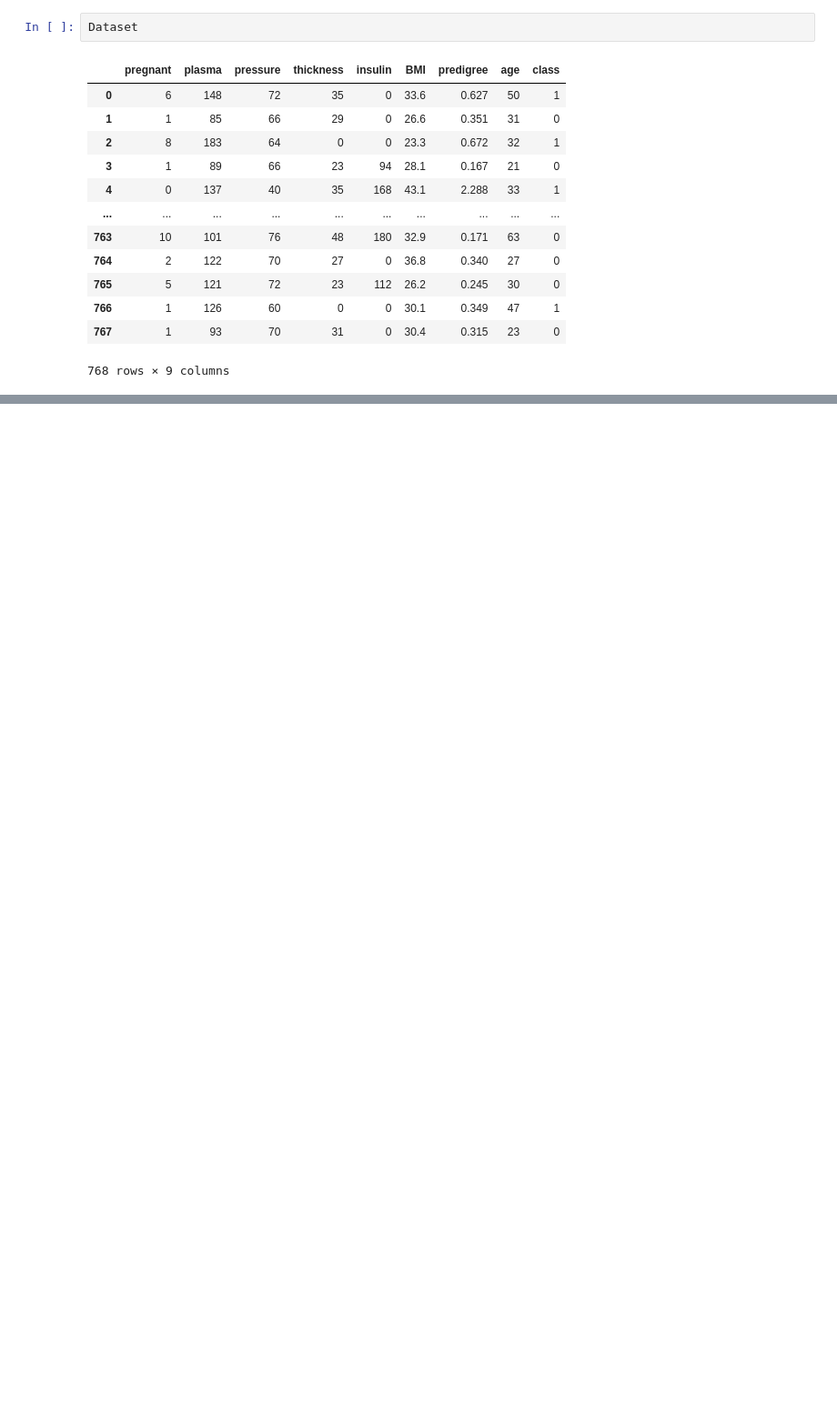
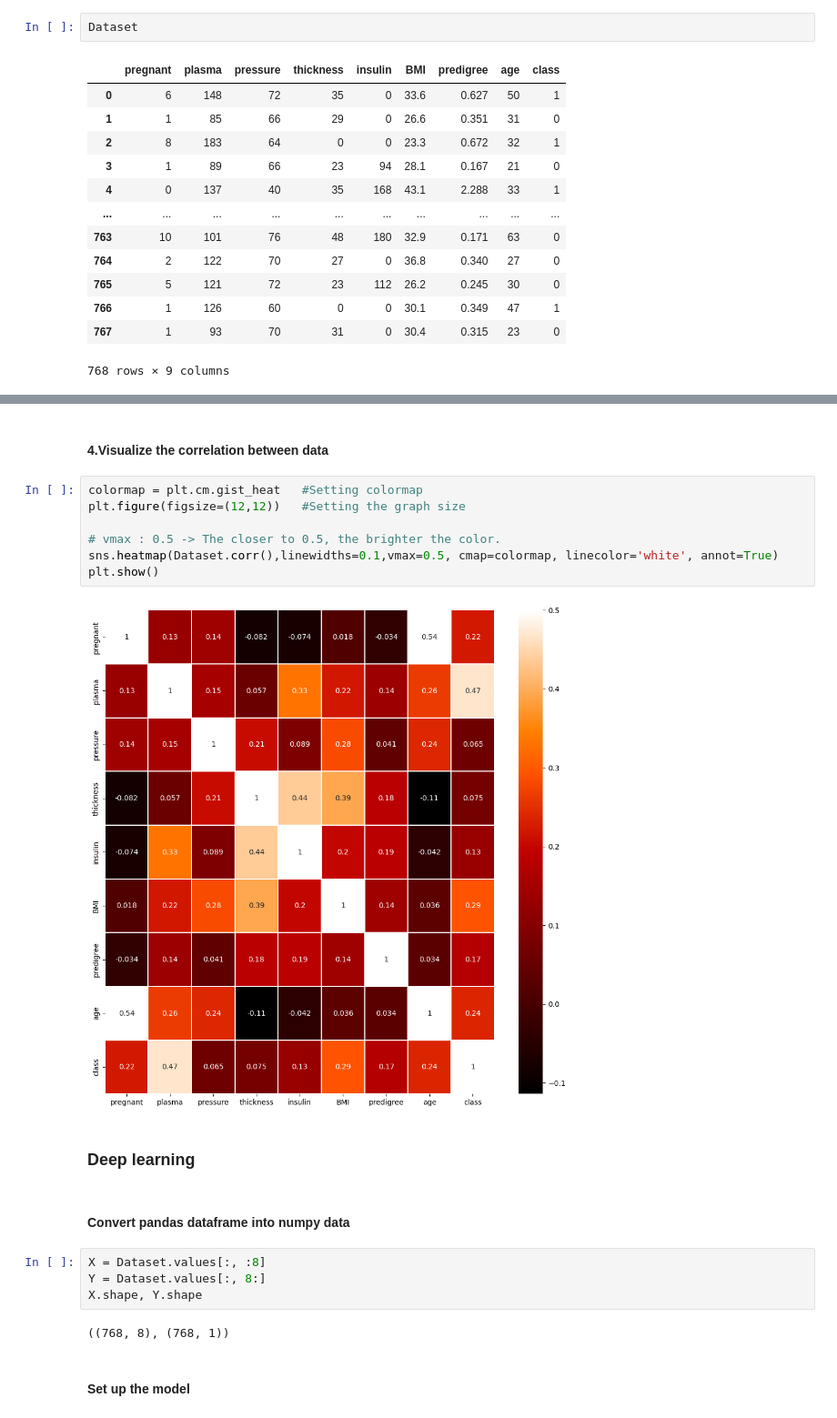
Before and after one commit to JunetaeKim/DeepLearningClass, a Jupyter notebook: Week9/Exercise.ipynb, the cells around one changed output, grey strips where cells are left out. Shown: that part at 91% size. Cells and saved outputs as stored; diff of their text form; blank space fills up the shorter version.

```diff
--- a/Week9/Exercise.ipynb
+++ b/Week9/Exercise.ipynb
@@ -23,0 +71,23 @@ Dataset
+# %% [markdown]
+#### 4.Visualize the correlation between data
+# %%
+colormap = plt.cm.gist_heat   #Setting colormap
+plt.figure(figsize=(12,12))   #Setting the graph size
+
+# vmax : 0.5 -> The closer to 0.5, the brighter the color.
+sns.heatmap(Dataset.corr(),linewidths=0.1,vmax=0.5, cmap=colormap, linecolor='white', annot=True)
+plt.show()
+# %% [output]
+[figure, added]
+# %% [markdown]
+### Deep learning
+# %% [markdown]
+#### Convert pandas dataframe into numpy data
+# %%
+X = Dataset.values[:, :8]
+Y = Dataset.values[:, 8:]
+X.shape, Y.shape
+# %% [output]
+((768, 8), (768, 1))
+# %% [markdown]
+#### Set up the model
```
Also changed, not shown: parts of 14 cells of this notebook, 4 other files.
